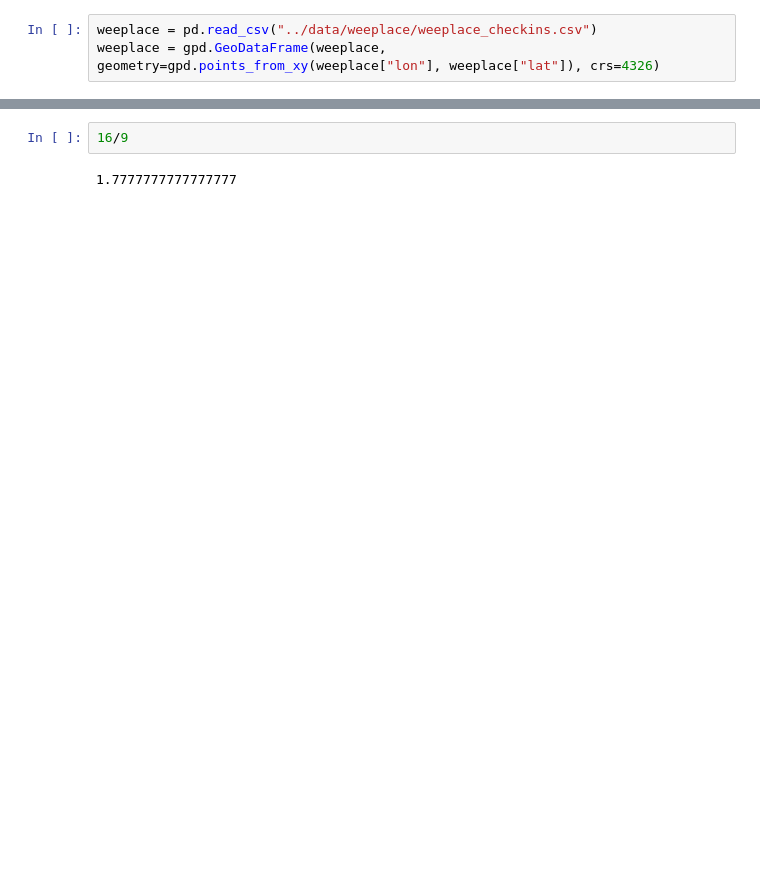
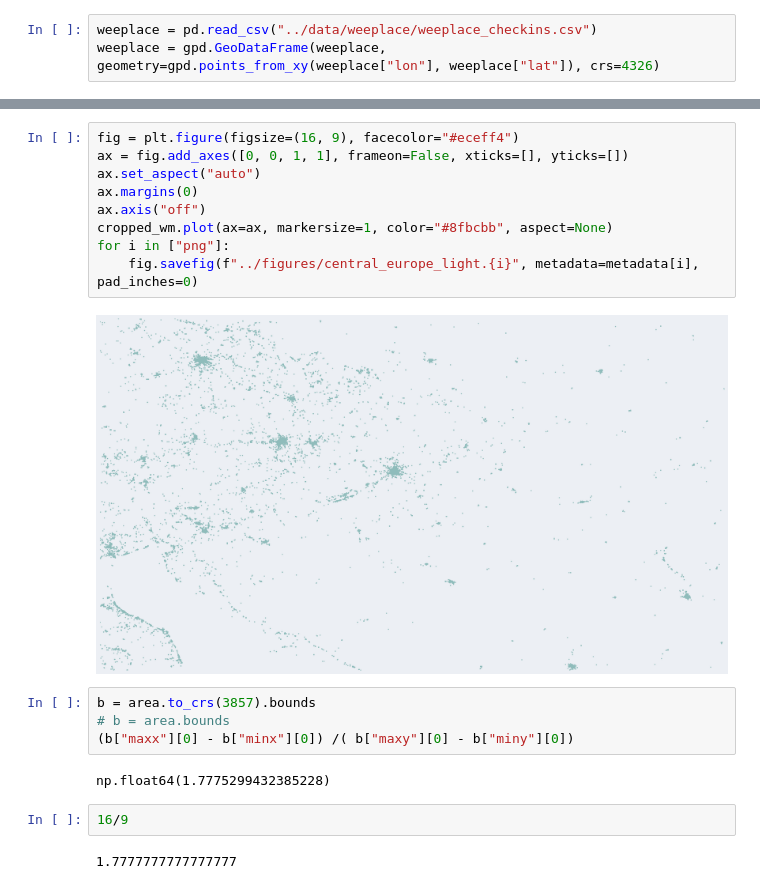
Before and after one commit to pintergreg/geolocating_cities_using_human_activity_traces, a Jupyter notebook: src/plot_pannon_basin.ipynb, the cells around one changed output, grey strips where cells are left out. Cells and saved outputs as stored; diff of their text form; blank space fills up the shorter version.

```diff
--- a/src/plot_pannon_basin.ipynb
+++ b/src/plot_pannon_basin.ipynb
@@ -28,3 +52,20 @@ np.float64(1.7775299432385228)
+# %%
+fig = plt.figure(figsize=(16, 9), facecolor="#eceff4")
+ax = fig.add_axes([0, 0, 1, 1], frameon=False, xticks=[], yticks=[])
+ax.set_aspect("auto")
+ax.margins(0)
+ax.axis("off")
+cropped_wm.plot(ax=ax, markersize=1, color="#8fbcbb", aspect=None)
+for i in ["png"]:
+    fig.savefig(f"../figures/central_europe_light.{i}", metadata=metadata[i], pad_inches=0)
+# %% [output]
+[figure, added]
+# %%
+b = area.to_crs(3857).bounds
+# b = area.bounds
+(b["maxx"][0] - b["minx"][0]) /( b["maxy"][0] - b["miny"][0])
+# %% [output]
+np.float64(1.7775299432385228)
 # %%
 16/9
 # %% [output]
```
Also changed, not shown: parts of 14 cells of this notebook.
